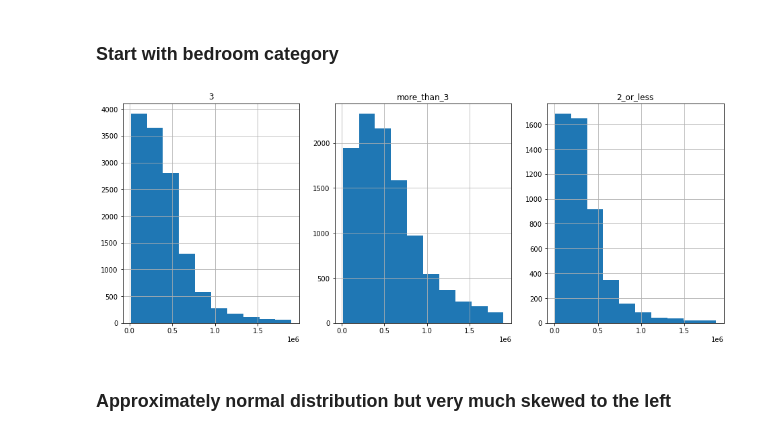
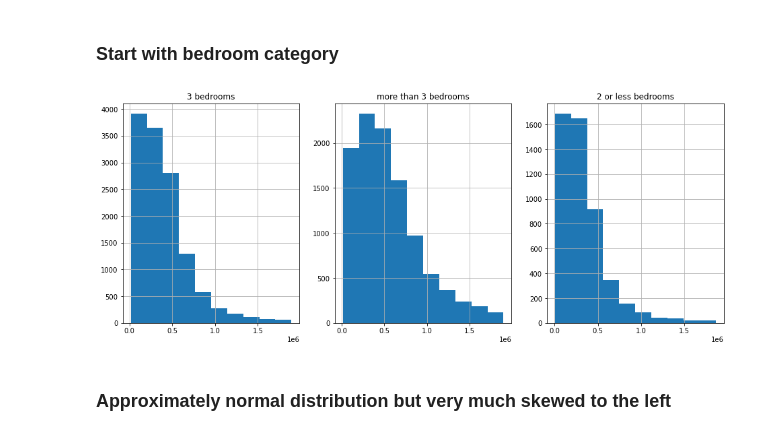
Before and after one commit to jesse-d-marder/regression-project, a Jupyter notebook: prepare_explore_model.ipynb, the cells around one changed output. Cells and saved outputs as stored; diff of their text form; code cells hidden in the pictures.

```diff
--- a/prepare_explore_model.ipynb
+++ b/prepare_explore_model.ipynb
@@ -212,11 +212,11 @@ alpha = 0.05
 # %%
 plt.figure(figsize=(16,6))
 for i, bed_cat in enumerate(set(train.bedroom_cat)):
     plt.subplot(1, 3, i+1)
-    plt.title(bed_cat)
+    plt.title(bed_cat.replace("_"," ")+" bedrooms")
     train.tax_value[train.bedroom_cat == bed_cat].hist()
 # %% [output]
-[figure, old version]
+[figure, new version]
 # %% [markdown]
 ### Approximately normal distribution but very much skewed to the left
 # %%
```
Also changed, not shown: parts of 2 cells of this notebook, 3 other files.
